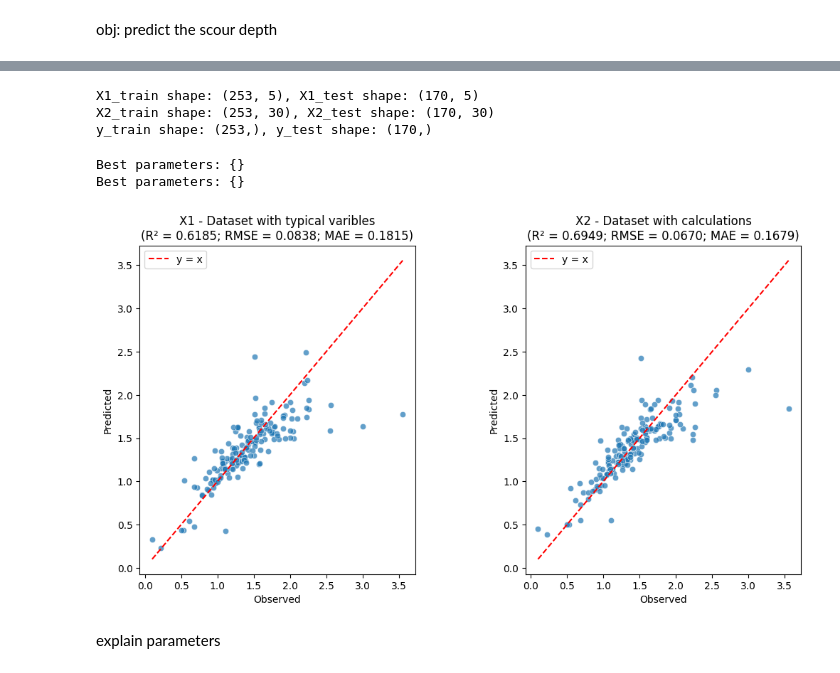
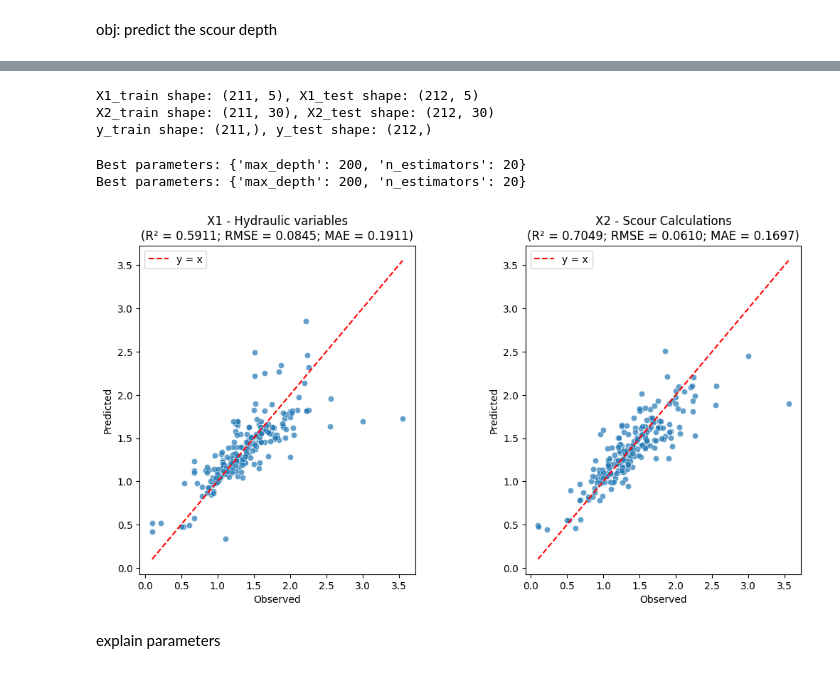
Before and after one commit to vsaengerderache/scour_ai, a Jupyter notebook: scour_ai_main.ipynb, the cells around one changed output, grey strips where cells are left out. Saved outputs shown, nothing was run; the diff lists cells and outputs as text; code cells hidden in the pictures.

```diff
--- a/scour_ai_main.ipynb
+++ b/scour_ai_main.ipynb
@@ -775,3 +822,25 @@ def eq_mdec(b, h_b, fr):
       y33=-100
   scour_depth = y33
   return max(scour_depth, 0)
+# %%
+# @title examples of applications
+
+# 1988 melville and sutherland
+eq_1988_melville_and_sutherland(b=1.2, h=1.5, v=1.5, d50=0.5, sigma=2.5)
+print('-'*50)
+eq_1988_melville_and_sutherland(b=1.2, h=1.8, v=2, d50=100, sigma=2)
+print('-'*50)
+examples = [
+    {"b": 1.2, "h": 1.5, "v": 1.5, "d50": 0.5, "sigma": 2.5, "reported": "2.38"},
+    {"b": 1.2, "h": 1.8, "v": 2, "d50": 100, "sigma": 2, "reported": "0.98"}
+]
+
+# print results in a structured format
+print("melville & sutherland (1988) - equation results:\n")
+for i, params in enumerate(examples, 1):
+    result = eq_1988_melville_and_sutherland(**{k: v for k, v in params.items() if k != "reported"})
+    print(f"example {i}: {params}")
+    print(f"calculated: {result:.2f}, reported: {params['reported']}\n")
+
+# 2006 sheppard and miller
+eq_2006_sheppard_and_miller(b=15, h=5, v=2, d50=0.2, vcr=2)
@@ -780,7 +860,7 @@ def eq_mdec(b, h_b, fr):
 # %%
 # equations list to apply
 equation = [
-    (eq_1901_santa_maria,'eq_1901_santa_maría', ['h', 'v', 'vcr',]),
+    (eq_1901_santa_maria,'eq_1901_santa_maría', ['h', 'v', 'vcr']),
     (eq_1956_laursen_and_toch, 'eq_1956_laursen_and_toch',['b','h']),
     (eq_1962_blench,'eq_1962_blench', ['b','h']),
     (eq_1962_chitale, 'eq_1962_chitale', ['h', 'fr']),
@@ -800,11 +880,11 @@ equation = [
     (eq_1982_zanke, 'eq_1982_zanke', ['b','d50','v_vcr']),
     (eq_1987_richardson, 'eq_1987_richardson', ['b','h_b','fr']),
     (eq_1988_froelich,'eq_1988_froelich', ['b', 'h', 'd50', 'fr']),
-    (eq_1988_melville_and_sutherland,'eq_1988_melville_and_sutherland',['sigma', 'd50', 'h', 'b', 'v', 'b_d50', 'h_b']),
+    (eq_1988_melville_and_sutherland,'eq_1988_melville_and_sutherland',['b', 'h', 'v', 'd50', 'sigma']),
     (eq_1992_johnsons, 'eq_1992_johnsons', ['b', 'h', 'h_b', 'fr', 'sigma']),
     (eq_1995_wilson, 'eq_1995_wilson', ['b', 'h_b']),
     (eq_1997_melville,'eq_1997_melville', ['b', 'h', 'v', 'd50']),
-    (eq_2006_sheppard_and_miller,'eq_2006_sheppard_and_miller',['h_b','b','d50','vcr_n','b_d50']),
+    (eq_2006_sheppard_and_miller,'eq_2006_sheppard_and_miller',['b','h','v','d50','vcr_shields']),
     (eq_2012_guo,'eq_2012_guo',['b', 'h', 'v', 'd50', 'density_t_m3', 'sigma']),
     (eq_2014_sheppard,'eq_2014_sheppard', ['b','h','v','d50','vcr_shields']),
     (eq_2015_ettmer,'eq_2015_ettmer',['v_vcr', 'b']),
@@ -991,7 +1071,7 @@ Dataset 2 (X2) - Selected specific variables:
 from sklearn.model_selection import train_test_split
 
 # split data into training and testing sets using indices
-train_idx, test_idx = train_test_split(df_cal.index, test_size=0.4, random_state=42)
+train_idx, test_idx = train_test_split(df_cal.index, test_size=0.5, random_state=42)
 
 # apply the same split to both datasets
 X1_train, X1_test = X1.loc[train_idx], X1.loc[test_idx]
@@ -1008,9 +1088,9 @@ print(f"X1_train shape: {X1_train.shape}, X1_test shape: {X1_test.shape}")
 print(f"X2_train shape: {X2_train.shape}, X2_test shape: {X2_test.shape}")
 print(f"y_train shape: {y_train.shape}, y_test shape: {y_test.shape}")
 # %% [output]
-X1_train shape: (253, 5), X1_test shape: (170, 5)
-X2_train shape: (253, 30), X2_test shape: (170, 30)
-y_train shape: (253,), y_test shape: (170,)
+X1_train shape: (211, 5), X1_test shape: (212, 5)
+X2_train shape: (211, 30), X2_test shape: (212, 30)
+y_train shape: (211,), y_test shape: (212,)
 # %%
 from sklearn.ensemble import RandomForestRegressor
 from sklearn.preprocessing import StandardScaler
@@ -1036,11 +1116,11 @@ def evaluate(X_train, X_test, y_train, y_test):
     model_rf = RandomForestRegressor()
 
     # hyperparameter grid
-    param_grid = {#'max_depth': [2, 10, 20, 50, 100, 200, 500],
-                #  'min_samples_split': [2, 4, 6, 8],
-                #  'max_leaf_nodes': [2, 4, 10, 20],
-                #  'max_samples': [0.1, 0.2, 0.3, 0.4],
-                  #'n_estimators': [10, 20, 50]
+    param_grid = {'max_depth': [2, 10, 20, 50, 100, 200],
+                  #'min_samples_split': [2, 4, 6, 8],
+                  #'max_leaf_nodes': [2, 4, 10, 20],
+                  #'max_samples': [0.1, 0.2, 0.3, 0.4, 0.5, 0.6],
+                  'n_estimators': [10, 20, 50]
                   }
 
     # cross-validation
@@ -1078,29 +1158,29 @@ def evaluate(X_train, X_test, y_train, y_test):
 y_test_1, y_pred_1, r2_1, rmse_1, mae_1 = evaluate(X1_train_np, X1_test_np,y_train_np, y_test_np)
 y_test_2, y_pred_2, r2_2, rmse_2, mae_2 = evaluate(X2_train_np, X2_test_np,y_train_np, y_test_np)
 # %% [output]
-Best parameters: {}
-Best parameters: {}
+Best parameters: {'max_depth': 200, 'n_estimators': 20}
+Best parameters: {'max_depth': 200, 'n_estimators': 20}
 # %%
 # @title evaluate model
 def plot_results(ax, y_test, y_pred, r2, rmse, mae, title):
     sns.scatterplot(x=y_test, y=y_pred, alpha=0.7, ax=ax)
     lims = [min(y_test.min(), y_pred.min()), max(y_test.max(), y_pred.max())]
     ax.plot(lims, lims, 'r--', label="y = x")
     ax.set_xlabel("Observed")
     ax.set_ylabel("Predicted")
     ax.legend()
     ax.set_title(f"{title}\n(R² = {r2:.4f}; RMSE = {rmse:.4f}; MAE = {mae:.4f})")
 
 # crear figura con dos subgráficos
 fig, axes = plt.subplots(1, 2, figsize=(12, 6), gridspec_kw={'wspace': 0.4})
 
 # graficar ambos resultados
-plot_results(axes[0], y_test_1, y_pred_1, r2_1, rmse_1, mae_1, "X1 - Dataset with typical varibles")
-plot_results(axes[1], y_test_2, y_pred_2, r2_2, rmse_2, mae_2, "X2 - Dataset with calculations")
+plot_results(axes[0], y_test_1, y_pred_1, r2_1, rmse_1, mae_1, "X1 - Hydraulic variables")
+plot_results(axes[1], y_test_2, y_pred_2, r2_2, rmse_2, mae_2, "X2 - Scour Calculations")
 
 plt.show()
 # %% [output]
-[figure, old version]
+[figure, new version]
 # %% [markdown]
 explain parameters
 # %% [markdown]
```
Also changed, not shown: parts of 5 cells of this notebook.
